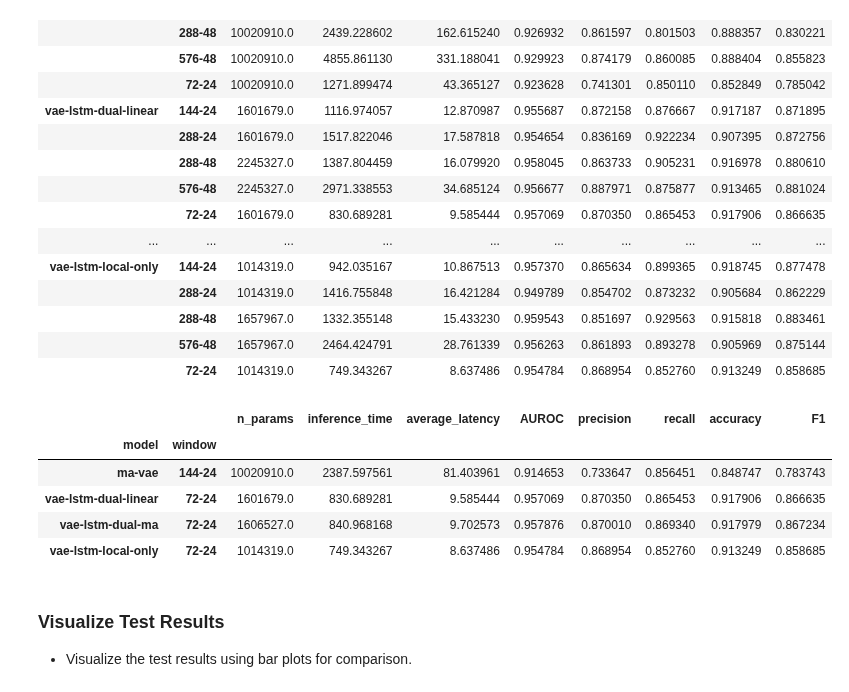
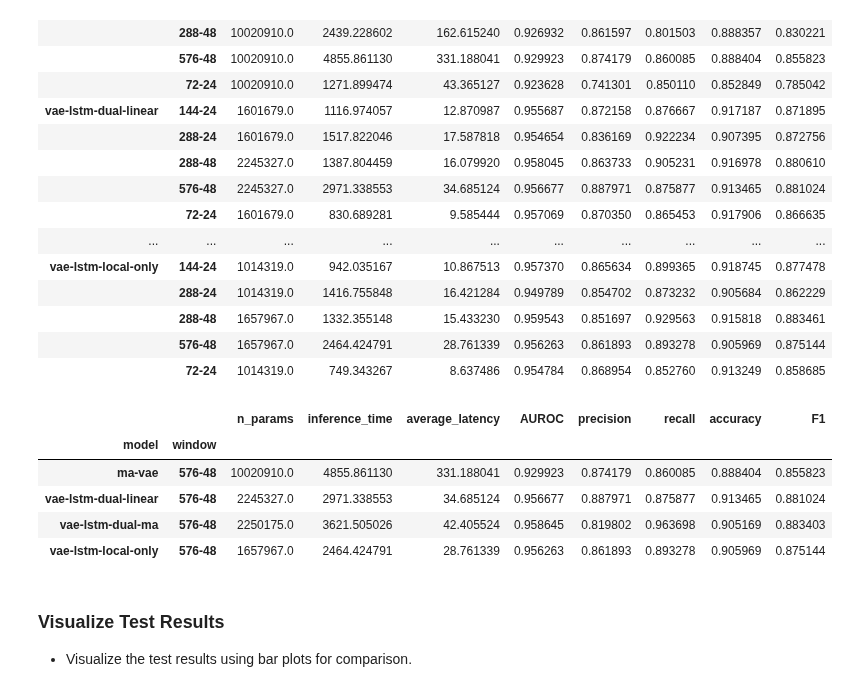
Before and after one commit to peunsu/wesad_stress_detection, a Jupyter notebook: dual-branch-vae-lstm/anomaly_detection.ipynb, the cells around one changed output. Saved outputs shown, nothing was run; the diff lists cells and outputs as text; code cells hidden in the pictures.

```diff
--- a/dual-branch-vae-lstm/anomaly_detection.ipynb
+++ b/dual-branch-vae-lstm/anomaly_detection.ipynb
@@ -781,16 +781,17 @@ summary
 # %%
 result_df.to_csv('experiments/experiment_results_raw.csv', index=False)
 summary.to_csv('experiments/experiment_results_summary.csv', index=True)
-# %%
-min_idx = summary.groupby('model')['F1'].idxmin()
-summary.loc[min_idx]
-# %% [output]
-|  |  | n_params | inference_time | average_latency | AUROC | precision | recall | accuracy | F1 |
-| model | window |  |  |  |  |  |  |  |  |
-| ma-vae | 144-24 | 10020910.0 | 2387.597561 | 81.403961 | 0.914653 | 0.733647 | 0.856451 | 0.848747 | 0.783743 |
-| vae-lstm-dual-linear | 72-24 | 1601679.0 | 830.689281 | 9.585444 | 0.957069 | 0.870350 | 0.865453 | 0.917906 | 0.866635 |
-| vae-lstm-dual-ma | 72-24 | 1606527.0 | 840.968168 | 9.702573 | 0.957876 | 0.870010 | 0.869340 | 0.917979 | 0.867234 |
-| vae-lstm-local-only | 72-24 | 1014319.0 | 749.343267 | 8.637486 | 0.954784 | 0.868954 | 0.852760 | 0.913249 | 0.858685 |
+# %%
+# extract 576-48
+summary_576 = summary[summary.index.get_level_values('window') == '576-48']
+summary_576
+# %% [output]
+|  |  | n_params | inference_time | average_latency | AUROC | precision | recall | accuracy | F1 |
+| model | window |  |  |  |  |  |  |  |  |
+| ma-vae | 576-48 | 10020910.0 | 4855.861130 | 331.188041 | 0.929923 | 0.874179 | 0.860085 | 0.888404 | 0.855823 |
+| vae-lstm-dual-linear | 576-48 | 2245327.0 | 2971.338553 | 34.685124 | 0.956677 | 0.887971 | 0.875877 | 0.913465 | 0.881024 |
+| vae-lstm-dual-ma | 576-48 | 2250175.0 | 3621.505026 | 42.405524 | 0.958645 | 0.819802 | 0.963698 | 0.905169 | 0.883403 |
+| vae-lstm-local-only | 576-48 | 1657967.0 | 2464.424791 | 28.761339 | 0.956263 | 0.861893 | 0.893278 | 0.905969 | 0.875144 |
 # %% [markdown]
 ### Visualize Test Results
 - Visualize the test results using bar plots for comparison.
```
Also changed, not shown: parts of 16 cells of this notebook.
